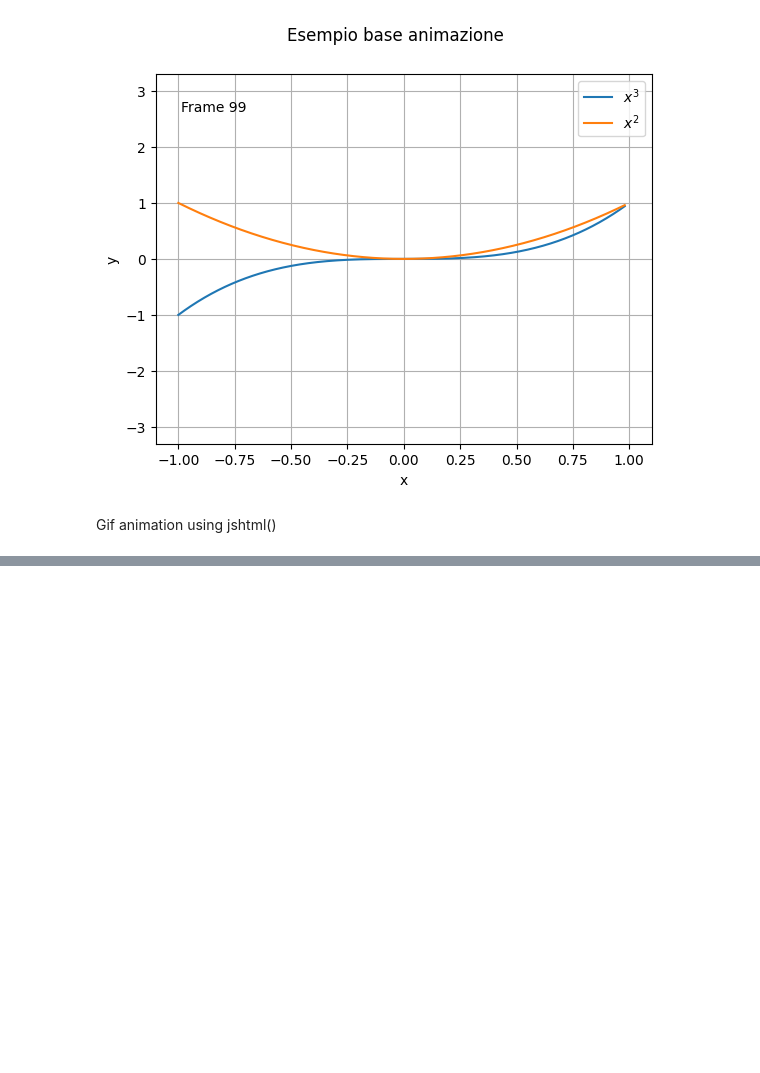
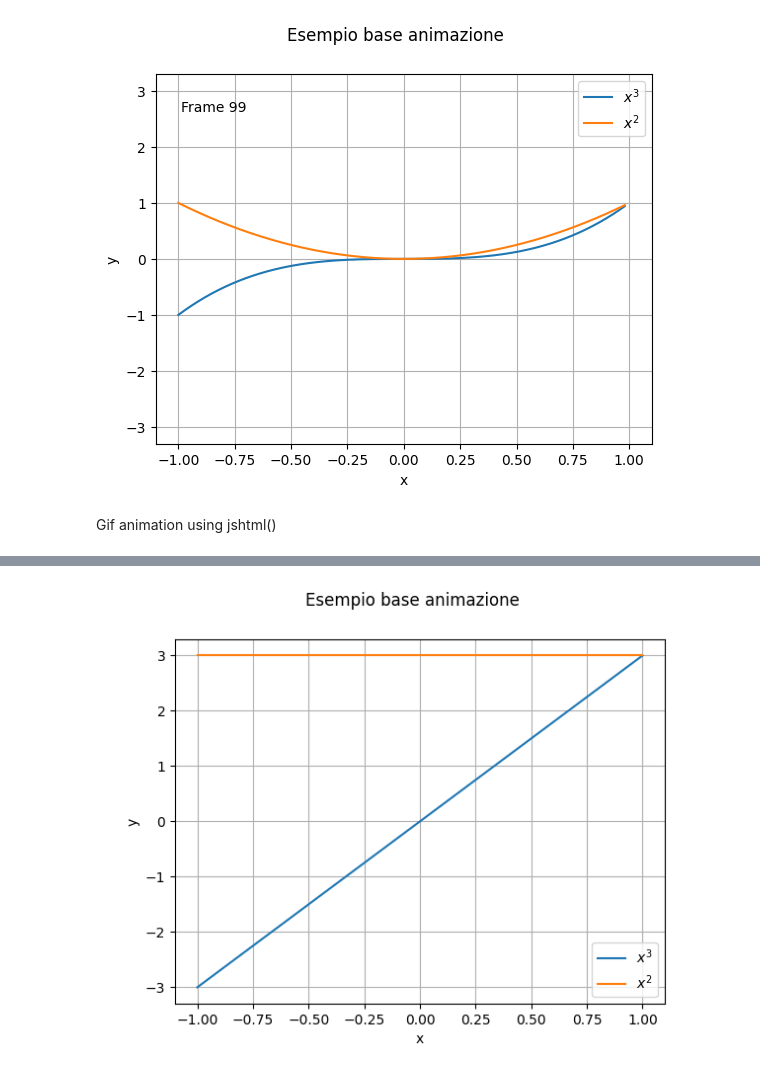
Before and after one commit to Giacomo-Menegatti/Animations, a Jupyter notebook: ani_base.ipynb, the cells around one changed output, grey strips where cells are left out. Drawn from its saved outputs; the diff is of its cells as text; code cells hidden in the pictures; blank space fills up the shorter version.

Commit message:
working animation with plots

```diff
--- a/ani_base.ipynb
+++ b/ani_base.ipynb
@@ -57,0 +110,5 @@ HTML(ani.to_jshtml())
+# %%
+ani = animate_HTML(2)
+HTML(ani.to_jshtml())
+# %% [output]
+[figure, added]
```
Also changed, not shown: parts of 3 cells of this notebook.
